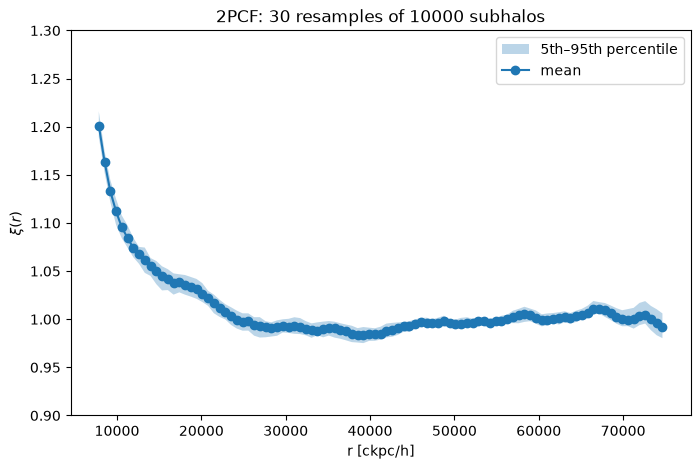
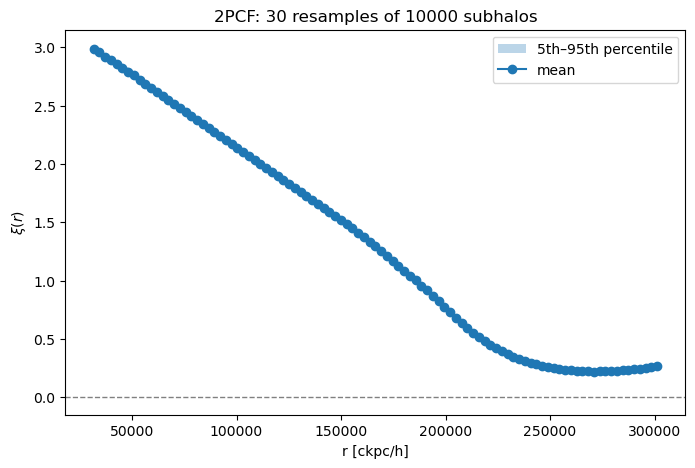
Code edit (unified diff) that turned the first committed figure into the second:
--- before
+++ after
@@ -9,5 +9,4 @@
 plt.plot(centers, xi_mean, "o-", label="mean")
 plt.axhline(0, color="gray", ls="--", lw=1)
-plt.ylim(0.9, 1.3) 
 plt.xlabel("r [ckpc/h]")
 plt.ylabel(r"$\xi(r)$")

Commit: updated 2pcf mean curve. fixed alignment for the void finding code.